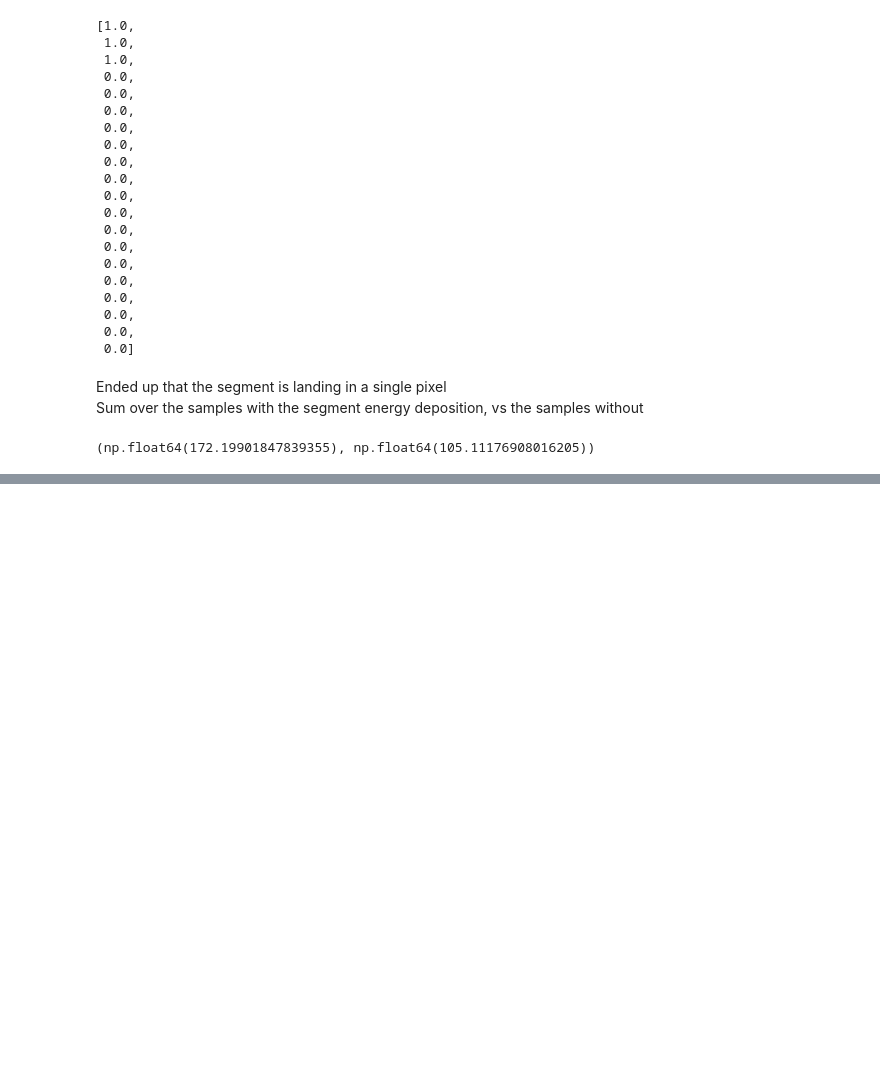
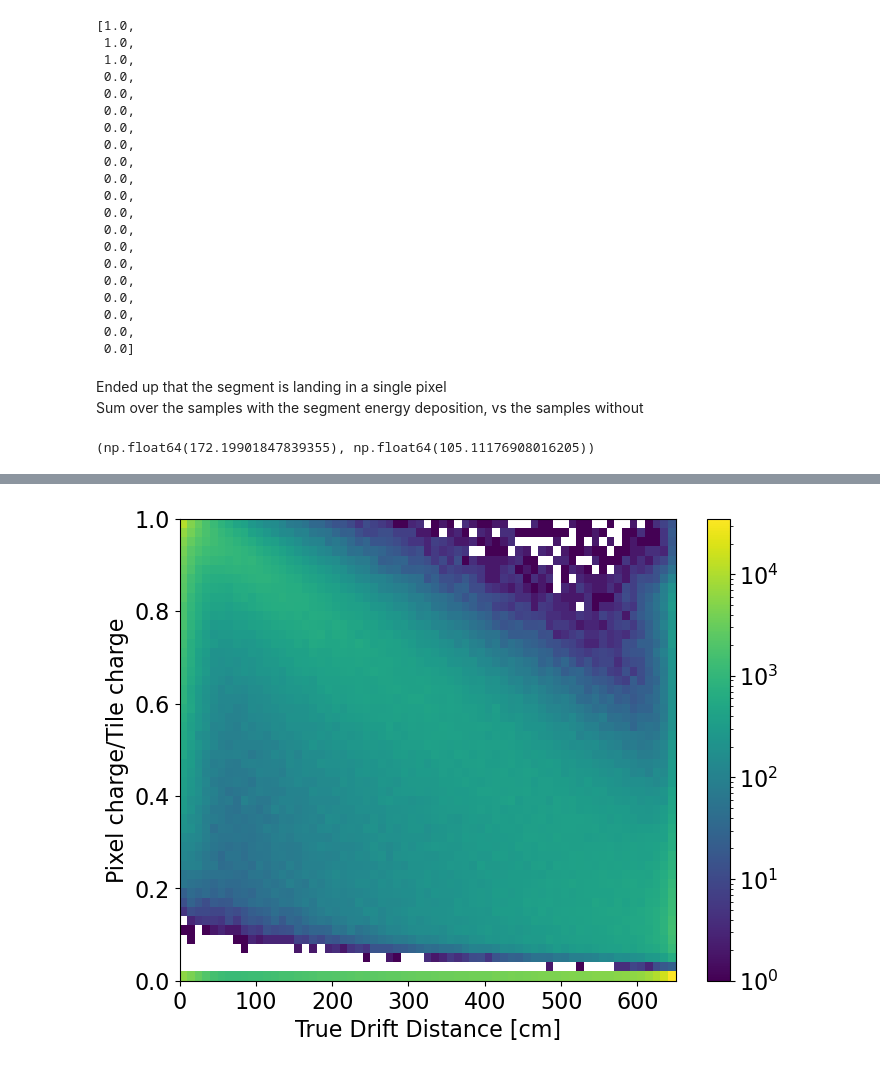
Before and after one commit to yuntsebaryon/GAMPix4SNe, a Jupyter notebook: Validation/detsim/checkReadout_20260413.ipynb, the cells around one changed output, grey strips where cells are left out. Drawn from its saved outputs; the diff is of its cells as text; code cells hidden in the pictures; blank space fills up the shorter version.

```diff
--- a/Validation/detsim/checkReadout_20260413.ipynb
+++ b/Validation/detsim/checkReadout_20260413.ipynb
@@ -498,0 +823,20 @@ wf_0_5815[:3].sum(), wf_0_5815[3:].sum()
+# %%
+fig, ax = plt.subplots(figsize = (8, 6))
+
+fonts = 16
+
+h = ax.hist2d(325-dT3['x'], dT3['ratio_3sd'], bins = (65, 50), range = [[0, 650], [0, 1]], cmap = 'viridis', norm = colors.LogNorm() )
+
+# ax.scatter(325-dT3['x'], dT3['ratio_3sd'], s = 1, alpha = 0.8)
+ax.set_xlabel('True Drift Distance [cm]', fontsize = fonts)
+ax.set_ylabel('Pixel charge/Tile charge', fontsize = fonts)
+ax.tick_params(axis = "both", labelsize = fonts)
+ax.set_xlim([0, 650])
+ax.set_ylim([0, 1])
+
+cbar = fig.colorbar(h[3])
+cbar.ax.tick_params( labelsize = fonts)     # ticks (numbers)
+# cbar.set_label("Number of Tracks/1000 Events (Log)", fontsize = fonts)
+fig.savefig('ratio_gt_3sd.png')
+# %% [output]
+[figure, added]
```
Also changed, not shown: parts of 36 cells of this notebook.
